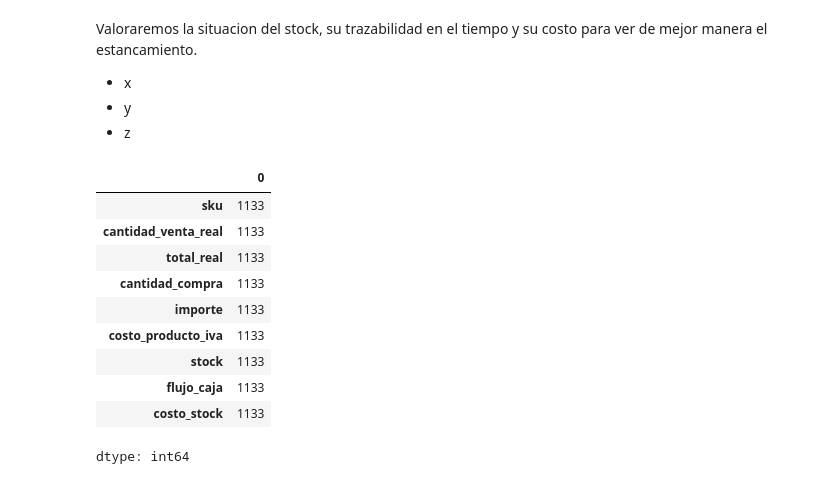
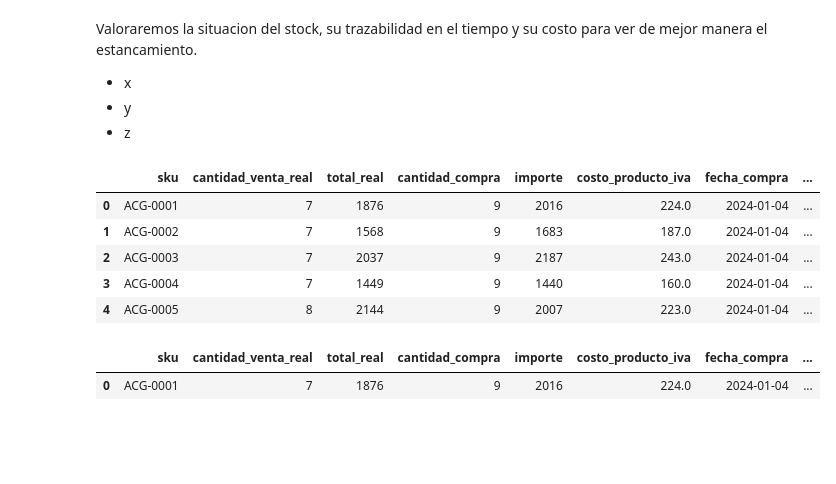
Before and after one commit to Adrian-estrada-chavez/clothing-sales-roi-analysis, a Jupyter notebook: Clothing_sales_roi_analysis.ipynb, the cells around one changed output. Saved outputs shown, nothing was run; the diff lists cells and outputs as text; code cells hidden in the pictures; blank space fills up the shorter version.

```diff
--- a/Clothing_sales_roi_analysis.ipynb
+++ b/Clothing_sales_roi_analysis.ipynb
@@ -1419,17 +1421,16 @@ Valoraremos la situacion del stock, su trazabilidad en el tiempo y su costo para
 - x
 - y
 - z
-# %%
-inventario[inventario['stock']==0].count()
-# %% [output]
-|  | 0 |
-| sku | 1133 |
-| cantidad_venta_real | 1133 |
-| total_real | 1133 |
-| cantidad_compra | 1133 |
-| importe | 1133 |
-| costo_producto_iva | 1133 |
-| stock | 1133 |
-| flujo_caja | 1133 |
-| costo_stock | 1133 |
-dtype: int64
+# %%
+# calculamos tiempo transcurrido desde la compra en meses.
+fecha_seleccionada=pd.to_datetime('2025-12-01')
+inventario['fecha_mes_stock']=(fecha_seleccionada-inventario['fecha_compra'])
+inventario['fecha_mes_stock']=(inventario['fecha_mes_stock']/30).dt.days
+inventario.head(5)
+# %% [output]
+|  | sku | cantidad_venta_real | total_real | cantidad_compra | importe | costo_producto_iva | fecha_compra | ... |
+| 0 | ACG-0001 | 7 | 1876 | 9 | 2016 | 224.0 | 2024-01-04 | ... |
+| 1 | ACG-0002 | 7 | 1568 | 9 | 1683 | 187.0 | 2024-01-04 | ... |
+| 2 | ACG-0003 | 7 | 2037 | 9 | 2187 | 243.0 | 2024-01-04 | ... |
+| 3 | ACG-0004 | 7 | 1449 | 9 | 1440 | 160.0 | 2024-01-04 | ... |
+| 4 | ACG-0005 | 8 | 2144 | 9 | 2007 | 223.0 | 2024-01-04 | ... |
@@ -1435,0 +1453,7 @@ dtype: int64
+# %%
+#status del inventario
+inventario['status']=np.select(condicion_stock,resultado_stock,default='DEAD STOCK')
+inventario.head(1)
+# %% [output]
+|  | sku | cantidad_venta_real | total_real | cantidad_compra | importe | costo_producto_iva | fecha_compra | ... |
+| 0 | ACG-0001 | 7 | 1876 | 9 | 2016 | 224.0 | 2024-01-04 | ... |
```
Also changed, not shown: parts of 7 cells of this notebook.
